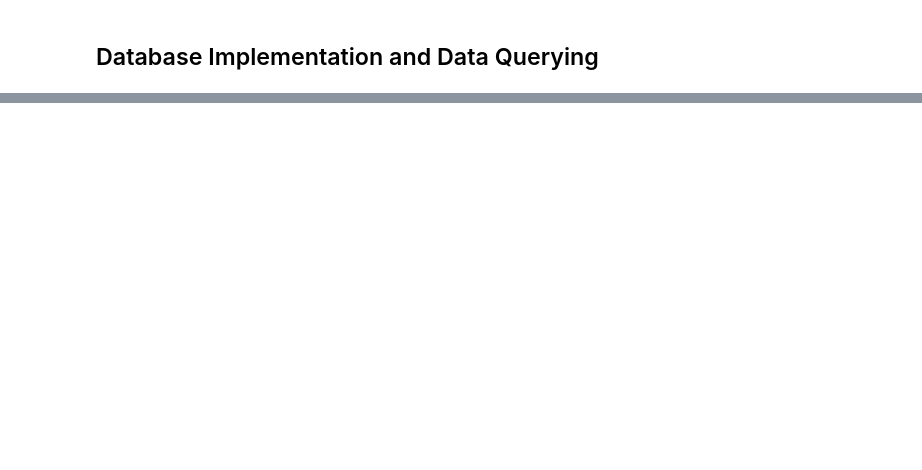
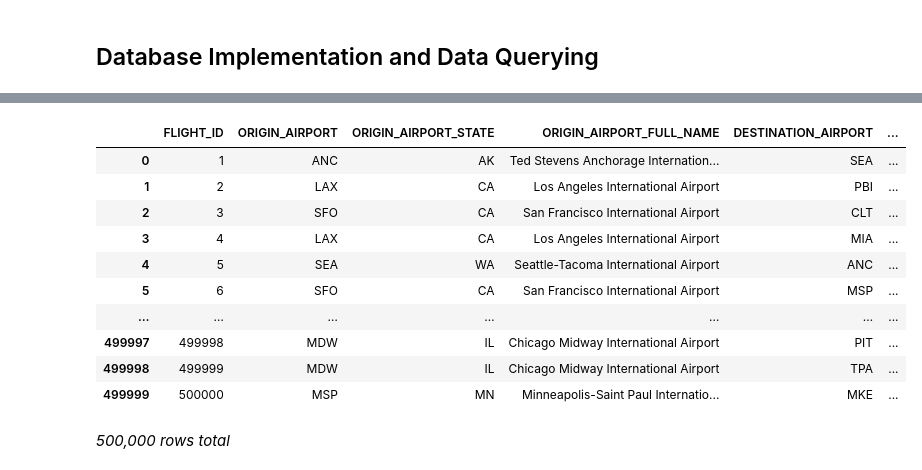
Before and after one commit to Amir-rfz/Data-Science-Course-Projects-S2025, a Jupyter notebook: Final_project/Phase2/Phase2.ipynb, the cells around one changed output, grey strips where cells are left out. Cells and saved outputs as stored; diff of their text form; code cells hidden in the pictures; blank space fills up the shorter version.

```diff
--- a/Final_project/Phase2/Phase2.ipynb
+++ b/Final_project/Phase2/Phase2.ipynb
@@ -52,0 +315,20 @@ For the final query, it shows the complete airline name of each flight by joinin
+# %%
+run_sql("""
+SELECT f1.flight_id AS FLIGHT_ID, f1.ORIGIN_AIRPORT, a1.A_STATE AS ORIGIN_AIRPORT_STATE, a1.AIRPORT AS ORIGIN_AIRPORT_FULL_NAME,
+ f1.DESTINATION_AIRPORT, a2.A_STATE as DESTINATION_AIRPORT_STATE, a2.AIRPORT AS DESTINATION_AIRPORT_FULL_NAME
+FROM flights f1, airports a1, airports a2
+WHERE f1.ORIGIN_AIRPORT = a1.IATA_CODE AND f1.DESTINATION_AIRPORT = a2.IATA_CODE;
+""")
+# %% [output]
+|  | FLIGHT_ID | ORIGIN_AIRPORT | ORIGIN_AIRPORT_STATE | ORIGIN_AIRPORT_FULL_NAME | DESTINATION_AIRPORT | ... |
+| 0 | 1 | ANC | AK | Ted Stevens Anchorage Internation... | SEA | ... |
+| 1 | 2 | LAX | CA | Los Angeles International Airport | PBI | ... |
+| 2 | 3 | SFO | CA | San Francisco International Airport | CLT | ... |
+| 3 | 4 | LAX | CA | Los Angeles International Airport | MIA | ... |
+| 4 | 5 | SEA | WA | Seattle-Tacoma International Airport | ANC | ... |
+| 5 | 6 | SFO | CA | San Francisco International Airport | MSP | ... |
+| … | … | … | … | … | … | ... |
+| 499997 | 499998 | MDW | IL | Chicago Midway International Airport | PIT | ... |
+| 499998 | 499999 | MDW | IL | Chicago Midway International Airport | TPA | ... |
+| 499999 | 500000 | MSP | MN | Minneapolis-Saint Paul Internatio... | MKE | ... |
+500,000 rows total
```
Also changed, not shown: parts of 40 cells of this notebook, 12 other files.
